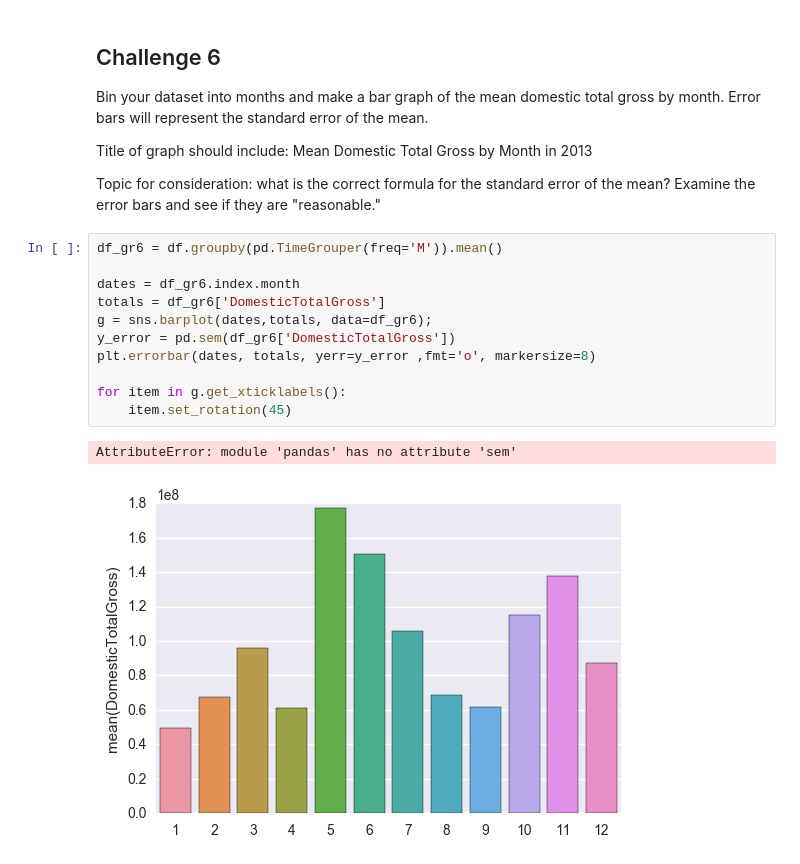
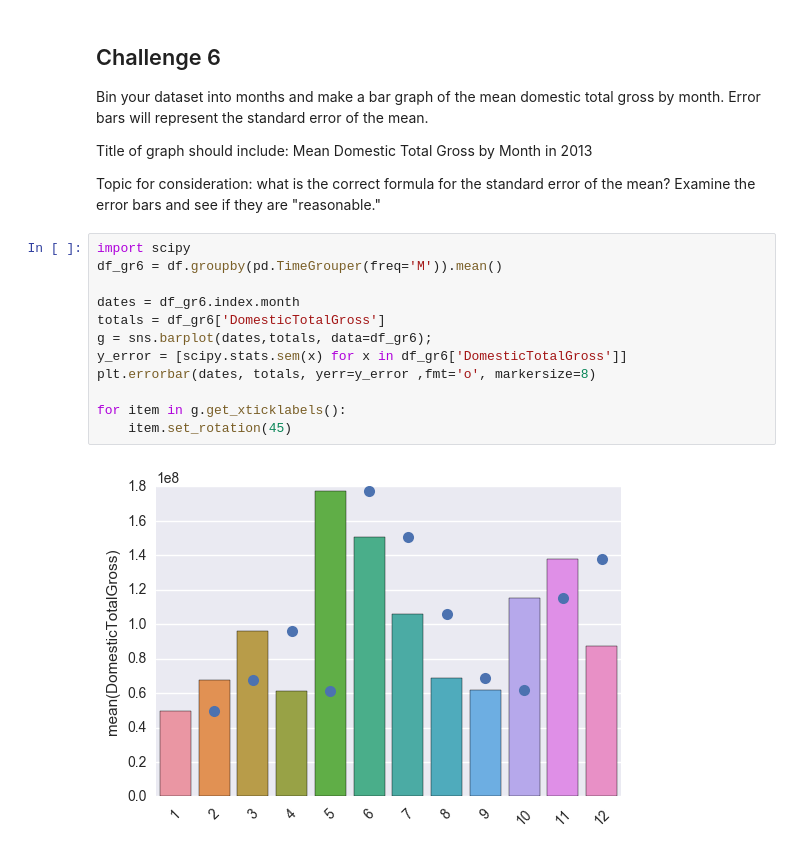
Before and after one commit to rosiehoyem/metis-challenges, a Jupyter notebook: challenge_set_2_rosiehoyem.ipynb, the cells around one changed output. Saved outputs shown, nothing was run; the diff lists cells and outputs as text.

```diff
--- a/challenge_set_2_rosiehoyem.ipynb
+++ b/challenge_set_2_rosiehoyem.ipynb
@@ -194,16 +194,16 @@ Title of graph should include: Mean Domestic Total Gross by Month in 2013
 
 Topic for consideration: what is the correct formula for the standard error of the mean? Examine the error bars and see if they are "reasonable."
 # %%
+import scipy
 df_gr6 = df.groupby(pd.TimeGrouper(freq='M')).mean()
 
 dates = df_gr6.index.month
 totals = df_gr6['DomesticTotalGross']
 g = sns.barplot(dates,totals, data=df_gr6);
-y_error = pd.sem(df_gr6['DomesticTotalGross'])
+y_error = [scipy.stats.sem(x) for x in df_gr6['DomesticTotalGross']]
 plt.errorbar(dates, totals, yerr=y_error ,fmt='o', markersize=8)
 
 for item in g.get_xticklabels():
     item.set_rotation(45)
 # %% [output]
-AttributeError: module 'pandas' has no attribute 'sem'
-[figure, old version]
+[figure, new version]
```
Also changed, not shown: parts of 1 cell of this notebook.
